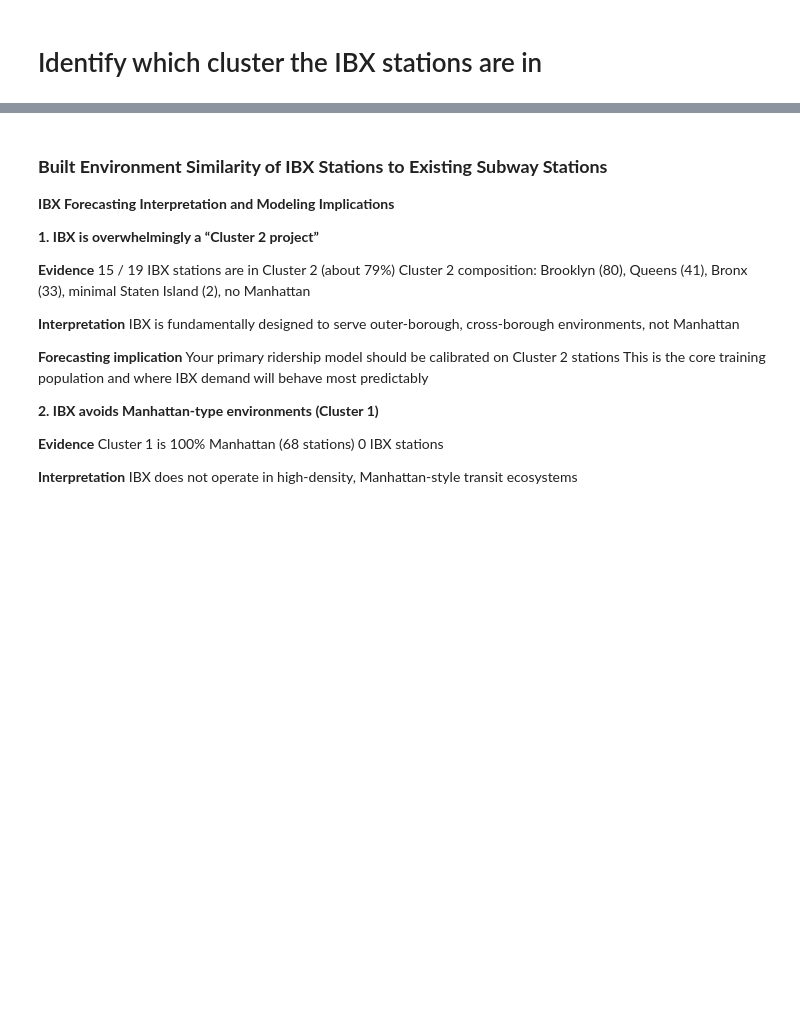
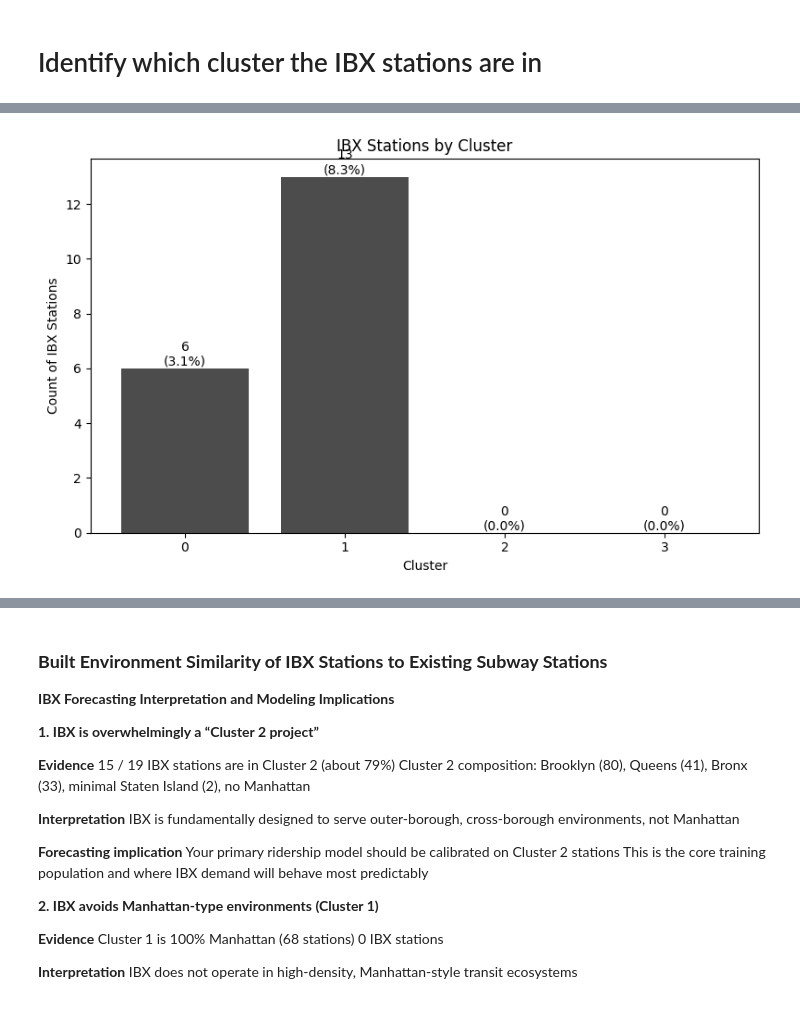
Before and after one commit to hawa1983/Capstone_Network, a Jupyter notebook: ibx_capstone_v8.ipynb, the cells around one changed output, grey strips where cells are left out. Cells and saved outputs as stored; diff of their text form; code cells hidden in the pictures; blank space fills up the shorter version.

```diff
--- a/ibx_capstone_v8.ipynb
+++ b/ibx_capstone_v8.ipynb
@@ -12805,2 +14207,83 @@ Number of features used: 34
 # %% [markdown]
 # Identify which cluster the IBX stations are in
+# %%
+# =========================================================
+# IBX BAR CHART: COUNT + SHARE BY CLUSTER
+# =========================================================
+
+# Ensure IBX flag exists
+df_plot["is_ibx"] = df_plot["station_complex_id"].str.startswith("IBX_", na=False)
+
+# ---------------------------------------------------------
+# 1) IBX COUNT BY CLUSTER
+# ---------------------------------------------------------
+ibx_cluster_counts = (
+    df_plot[df_plot["is_ibx"]]
+    .groupby("cluster")["station_complex_id"]
+    .count()
+)
+
+# Ensure all clusters appear
+all_clusters = pd.Series(
+    0, index=sorted(df_plot["cluster"].unique())
+)
+
+ibx_cluster_counts = all_clusters.add(ibx_cluster_counts, fill_value=0)
+
+# ---------------------------------------------------------
+# 2) TOTAL STATIONS BY CLUSTER (for share)
+# ---------------------------------------------------------
+cluster_totals = df_plot.groupby("cluster")["station_complex_id"].count()
+
+# Share of IBX in each cluster
+ibx_share = (ibx_cluster_counts / cluster_totals).fillna(0)
+
+# ---------------------------------------------------------
+# 3) CREATE SUMMARY TABLE
+# ---------------------------------------------------------
+ibx_summary = pd.DataFrame({
+    "cluster": ibx_cluster_counts.index,
+    "ibx_count": ibx_cluster_counts.values.astype(int),
+    "total_stations": cluster_totals.values.astype(int),
+    "ibx_share": ibx_share.values
+})
+
+# Save CSV (for your paper)
+ibx_summary.to_csv("ibx_cluster_summary.csv", index=False)
+
+print("\nIBX summary by cluster:")
+display(ibx_summary)
+
+# ---------------------------------------------------------
+# 4) PLOT BAR CHART
+# ---------------------------------------------------------
+plt.figure(figsize=(8, 5))
+
+bars = plt.bar(
+    ibx_summary["cluster"].astype(str),
+    ibx_summary["ibx_count"],
+    color="black",
+    alpha=0.7
+)
+
+plt.xlabel("Cluster")
+plt.ylabel("Count of IBX Stations")
+plt.title("IBX Stations by Cluster")
+
+# Annotate with count + percentage
+for i, bar in enumerate(bars):
+    height = bar.get_height()
+    pct = ibx_summary.loc[i, "ibx_share"] * 100
+
+    plt.text(
+        bar.get_x() + bar.get_width() / 2,
+        height,
+        f"{int(height)}\n({pct:.1f}%)",
+        ha="center",
+        va="bottom",
+        fontsize=10
+    )
+
+plt.tight_layout()
+plt.show()
+# %% [output]
@@ -12807,3 +14296,4 @@ Number of features used: 34
+[figure, added]
 # %%
 # =========================================================
 # IBX BAR CHART: COUNT BY CLUSTER
```
Also changed, not shown: parts of 23 cells of this notebook.
